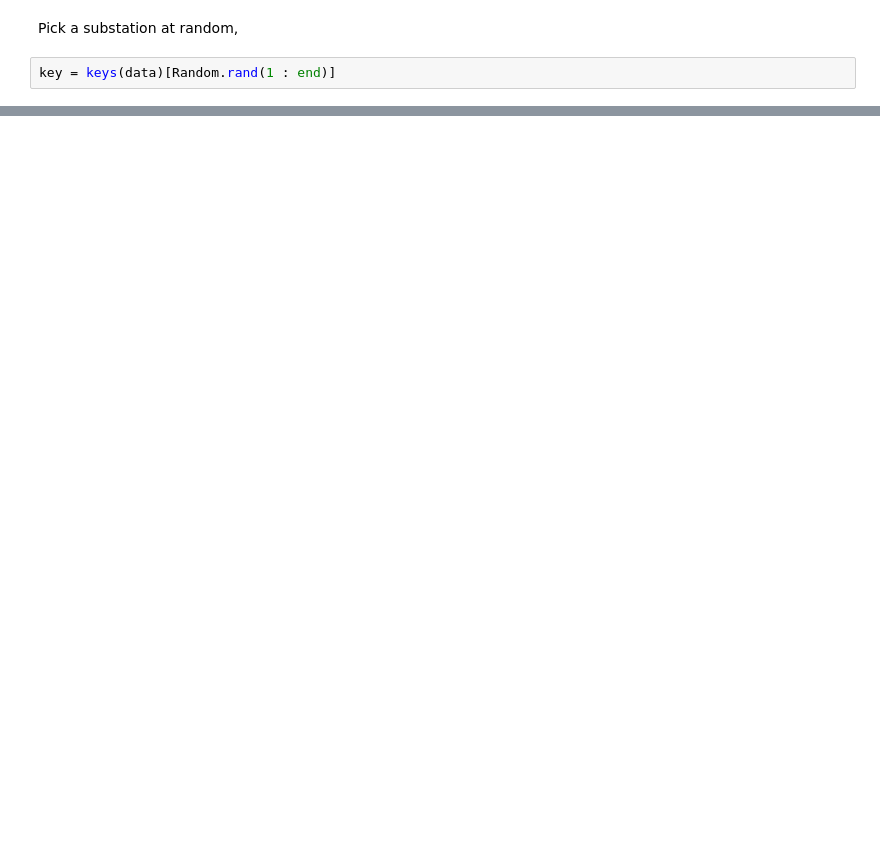
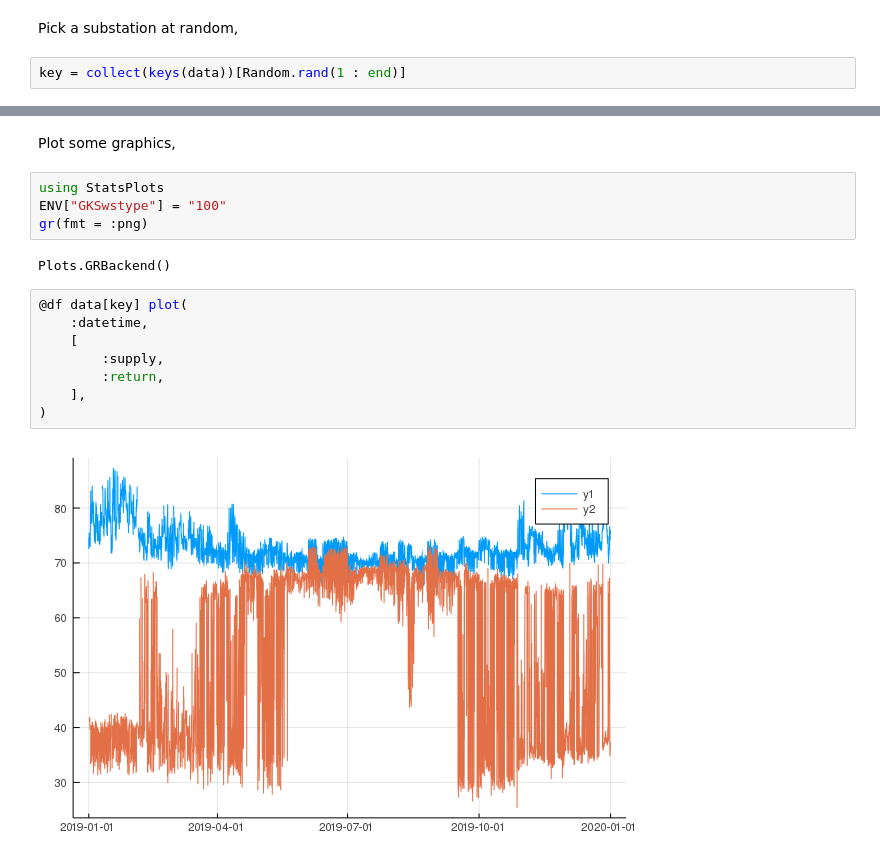
Before and after one commit to noda/Sonic.jl-deprecated-, a Jupyter notebook: doc/case-studies/veab/1_ETL_Evo.ipynb, the cells around one changed output, grey strips where cells are left out. Saved outputs shown, nothing was run; the diff lists cells and outputs as text; blank space fills up the shorter version.

Commit message:
fix graphics

```diff
--- a/doc/case-studies/veab/1_ETL_Evo.ipynb
+++ b/doc/case-studies/veab/1_ETL_Evo.ipynb
@@ -44,4 +72,4 @@ length(data)
 # %% [markdown]
 Pick a substation at random,
 # %%
-key = keys(data)[Random.rand(1 : end)]
+key = collect(keys(data))[Random.rand(1 : end)]
@@ -50 +102,19 @@ Plot some graphics,
+# %% [markdown]
+Plot some graphics,
+# %%
+using StatsPlots
+ENV["GKSwstype"] = "100"
+gr(fmt = :png)
+# %% [output]
+Plots.GRBackend()
+# %%
+@df data[key] plot(
+    :datetime,
+    [
+        :supply,
+        :return,
+    ],
+)
+# %% [output]
+[figure, added]
 # %%
```
Also changed, not shown: parts of 24 cells of this notebook, 3 other files.
